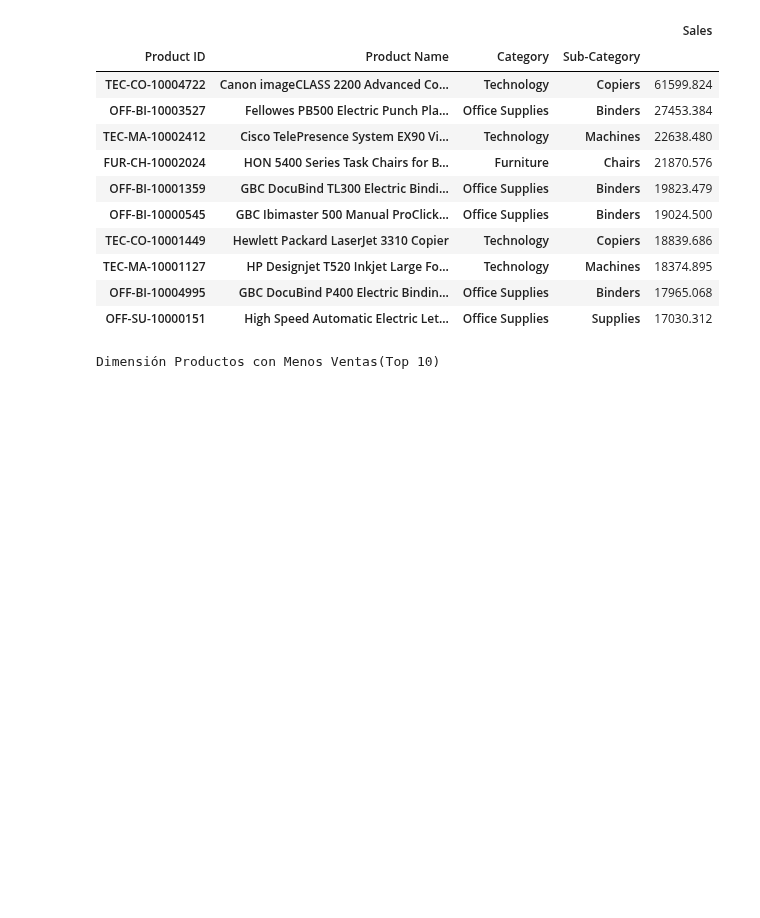
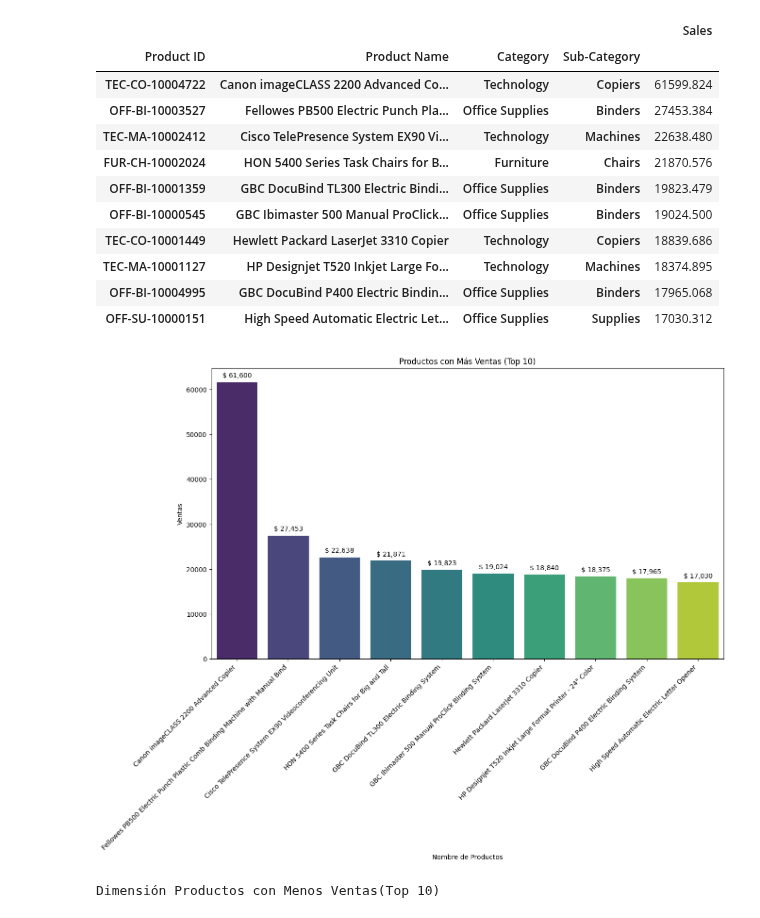
Before and after one commit to SaitoM17/superstore_sales, a Jupyter notebook: notebooks/objetivo_proyecto.ipynb, the cells around one changed output. Drawn from its saved outputs; the diff is of its cells as text; code cells hidden in the pictures; blank space fills up the shorter version.

Commit message:
feat: Creación de gráifco con produtos más vendidos

```diff
--- a/notebooks/objetivo_proyecto.ipynb
+++ b/notebooks/objetivo_proyecto.ipynb
@@ -415,6 +415,32 @@ Dimensión Productos con Más Ventas(Top 10)
 | TEC-MA-10001127 | HP Designjet T520 Inkjet Large Fo... | Technology | Machines | 18374.895 |
 | OFF-BI-10004995 | GBC DocuBind P400 Electric Bindin... | Office Supplies | Binders | 17965.068 |
 | OFF-SU-10000151 | High Speed Automatic Electric Let... | Office Supplies | Supplies | 17030.312 |
+# %%
+# Gráfica para Productos más vendidos
+plt.figure(figsize=(14,8))
+ax = sns.barplot(
+    data=dimensiones_productos_top_10_mas,
+    x='Product Name',
+    y='Sales',
+    hue='Product Name',
+    palette='viridis'
+)
+plt.title('Productos con Más Ventas (Top 10)')
+plt.xlabel('Nombre de Productos')
+plt.ylabel('Ventas')
+plt.xticks(rotation=45, ha='right')
+
+for p in ax.patches:
+    ax.annotate(f'$ {p.get_height():,.0f}',
+                (p.get_x() + p.get_width() / 2., p.get_height()),
+                ha = 'center',
+                va = 'center',
+                xytext = (0, 10),
+                textcoords = 'offset points')
+
+plt.show()
+# %% [output]
+[figure, added]
 # %%
 print(f'Dimensión Productos con Menos Ventas(Top 10)')
 dimensiones_productos_top_10_menos
```
